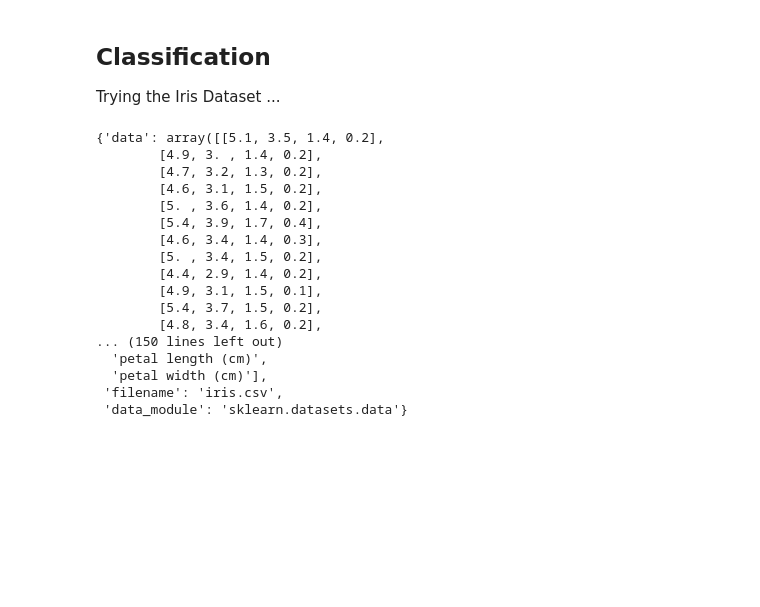
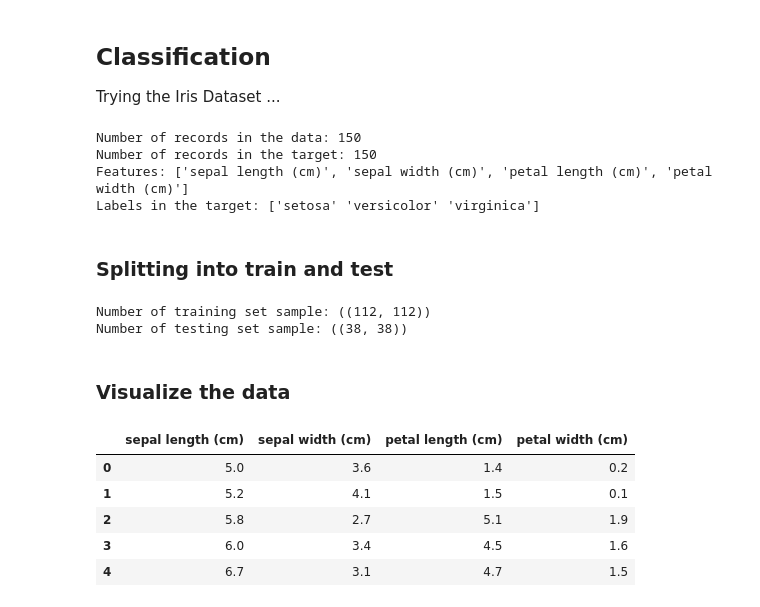
Before and after one commit to Sjaci/sklearn_notebooks, a Jupyter notebook: sklearn_MLP.ipynb, the cells around one changed output. Drawn from its saved outputs; the diff is of its cells as text; code cells hidden in the pictures; blank space fills up the shorter version.

```diff
--- a/sklearn_MLP.ipynb
+++ b/sklearn_MLP.ipynb
@@ -287,22 +289,35 @@ from sklearn.neural_network import MLPClassifier
 # %%
 iris = load_iris()
 # %%
-iris
+print(f"Number of records in the data: {len(iris.data)}")
+print(f"Number of records in the target: {len(iris.target)}")
+print(f"Features: {iris.feature_names} ")
+print(f"Labels in the target: {iris.target_names}")
 # %% [output]
-{'data': array([[5.1, 3.5, 1.4, 0.2],
-        [4.9, 3. , 1.4, 0.2],
-        [4.7, 3.2, 1.3, 0.2],
-        [4.6, 3.1, 1.5, 0.2],
-        [5. , 3.6, 1.4, 0.2],
-        [5.4, 3.9, 1.7, 0.4],
-        [4.6, 3.4, 1.4, 0.3],
-        [5. , 3.4, 1.5, 0.2],
-        [4.4, 2.9, 1.4, 0.2],
-        [4.9, 3.1, 1.5, 0.1],
-        [5.4, 3.7, 1.5, 0.2],
-        [4.8, 3.4, 1.6, 0.2],
-... (150 lines left out)
-  'petal length (cm)',
-  'petal width (cm)'],
- 'filename': 'iris.csv',
- 'data_module': 'sklearn.datasets.data'}
+Number of records in the data: 150
+Number of records in the target: 150
+Features: ['sepal length (cm)', 'sepal width (cm)', 'petal length (cm)', 'petal width (cm)']
+Labels in the target: ['setosa' 'versicolor' 'virginica']
+# %% [markdown]
+### Splitting into train and test
+# %%
+X_train, X_test, y_train, y_test = train_test_split(iris.data, iris.target, test_size = 0.25,
+                                                    random_state = 42)
+
+print(f"Number of training set sample: ({len(X_train), len(y_train)})")
+print(f"Number of testing set sample: ({len(X_test), len(y_test)})")
+# %% [output]
+Number of training set sample: ((112, 112))
+Number of testing set sample: ((38, 38))
+# %% [markdown]
+### Visualize the data
+# %%
+temp_data = pd.DataFrame(X_train, columns = iris.feature_names)
+temp_data.head()
+# %% [output]
+|  | sepal length (cm) | sepal width (cm) | petal length (cm) | petal width (cm) |
+| 0 | 5.0 | 3.6 | 1.4 | 0.2 |
+| 1 | 5.2 | 4.1 | 1.5 | 0.1 |
+| 2 | 5.8 | 2.7 | 5.1 | 1.9 |
+| 3 | 6.0 | 3.4 | 4.5 | 1.6 |
+| 4 | 6.7 | 3.1 | 4.7 | 1.5 |
```
Also changed, not shown: parts of 19 cells of this notebook.
